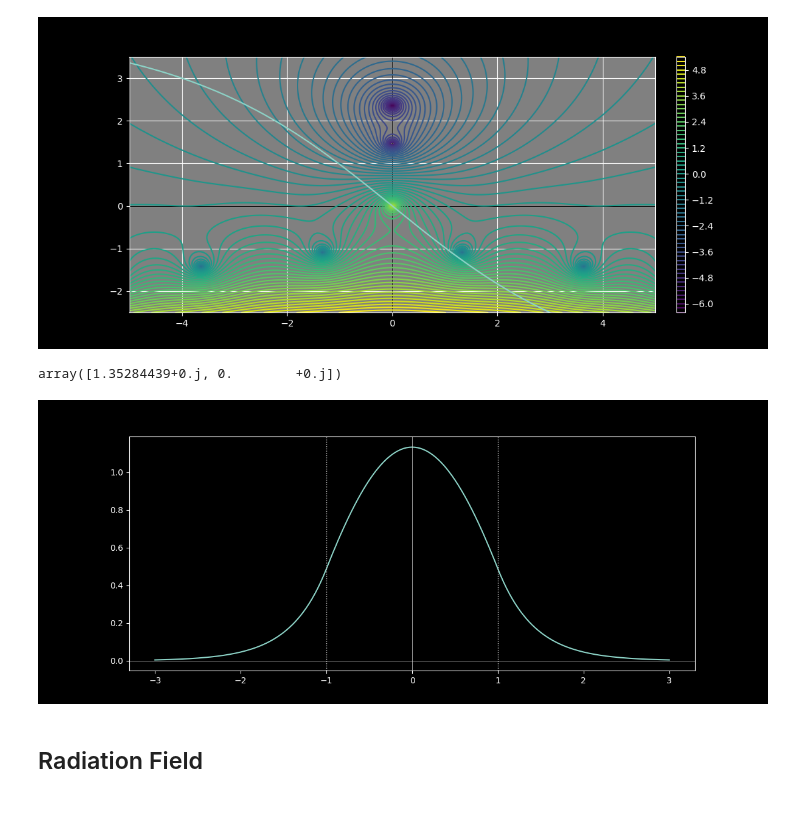
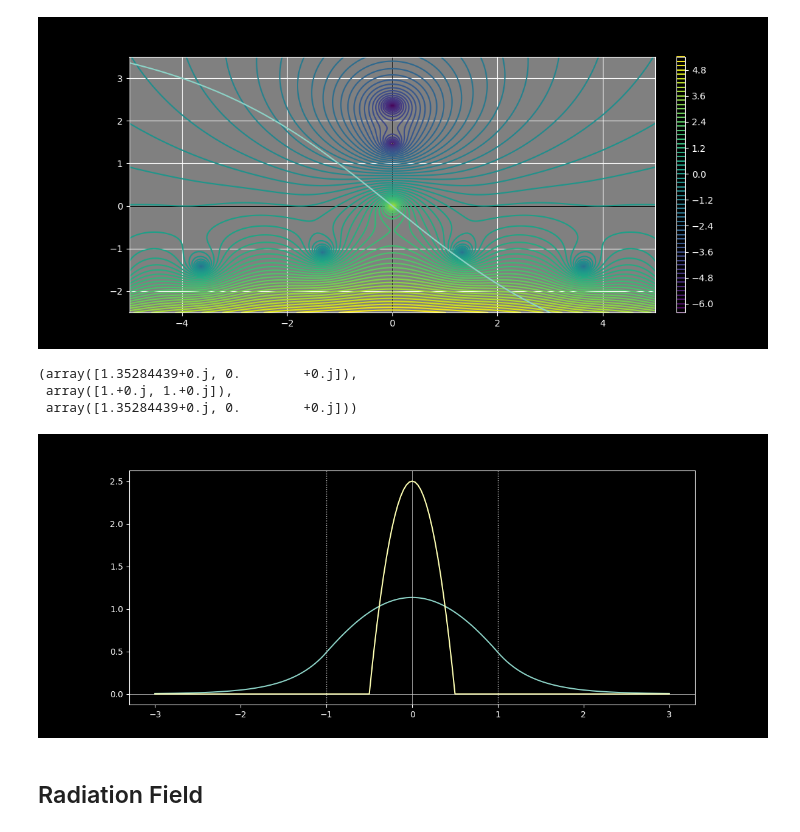
Before and after one commit to pumpkinpieter/slab, a Jupyter notebook: notebooks/Propagation/Basic_3_Layer/Basic_3_Layer.ipynb, the cells around one changed output. Saved outputs shown, nothing was run; the diff lists cells and outputs as text; code cells hidden in the pictures.

```diff
--- a/notebooks/Propagation/Basic_3_Layer/Basic_3_Layer.ipynb
+++ b/notebooks/Propagation/Basic_3_Layer/Basic_3_Layer.ipynb
@@ -103,3 +52,5 @@ Type:      method
 # %% [markdown]
 ## Guided modes
+# %%
+Normalizer = A.normalizer('ours')
 # %%
@@ -111,19 +62,24 @@ guesses = [2.5j, 1.48j]
 Zs = np.array([newton(A.determinant, np.array(guess)) for guess in guesses])
 A.plot_points(Zs)
 # %%
-Fs = [A.fields(Z, mode_type='guided') for Z in Zs]
-coeffs = np.array([quad(lambda x: f0(x) * F(x), -1, 1, complex_func=True)[0] for F in Fs])
-coeffs
+Fs = [A.fields(Z, mode_type='guided', Normalizer=Normalizer) for Z in Zs]
+num = np.array([quad(lambda x: f0(x) * F(x), Lx, Rx, complex_func=True)[0] for F in Fs])
+denom = np.array([quad(lambda x: np.abs(F(x))**2, -10, 10, complex_func=True)[0] for F in Fs])
+coeffs = num / denom
+coeffs, denom, num
 # %% [output]
-array([1.35284439+0.j, 0.        +0.j])
+(array([1.35284439+0.j, 0.        +0.j]),
+ array([1.+0.j, 1.+0.j]),
+ array([1.35284439+0.j, 0.        +0.j]))
 # %%
 x0 = 0
 z0 = 0
 Guided = lambda x, z: sum([alpha * F(x, z) for (alpha, F) in zip(coeffs, Fs)])
 # %%
-A.plot_field_1d(Guided, zs=z0);
+A.plot_field_1d(Guided);
+A.add_1d_plot(f0)
 # %% [output]
-[figure, old version]
+[figure, new version]
 # %%
 # A.plot_field_2d(Guided, zs=np.linspace(0, 10, 200), colorbar=False);
 # %% [markdown]
```
Also changed, not shown: parts of 14 cells of this notebook, 10 other files.
